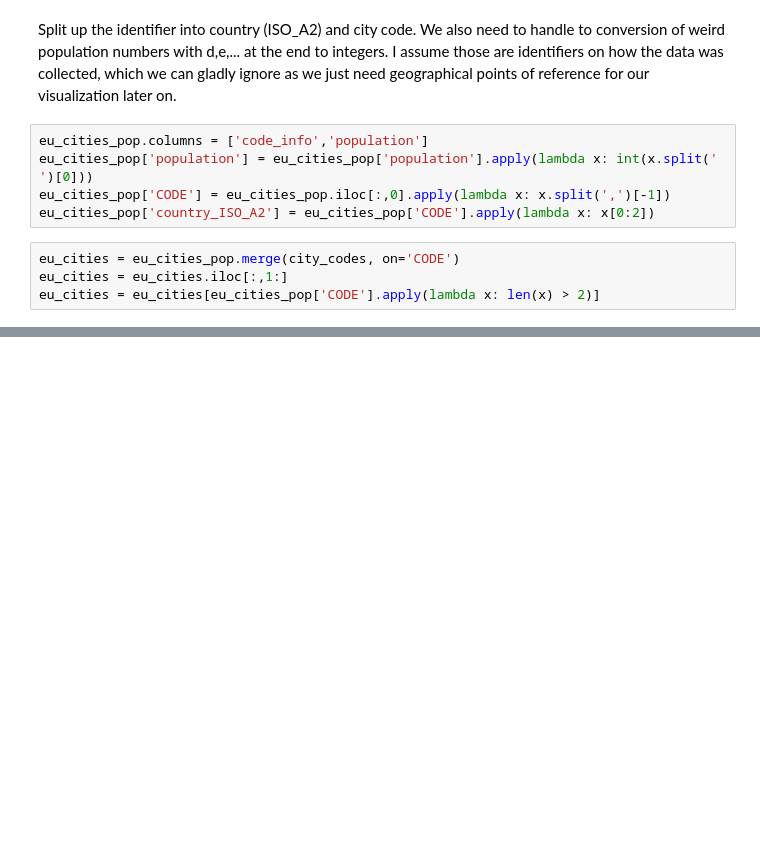
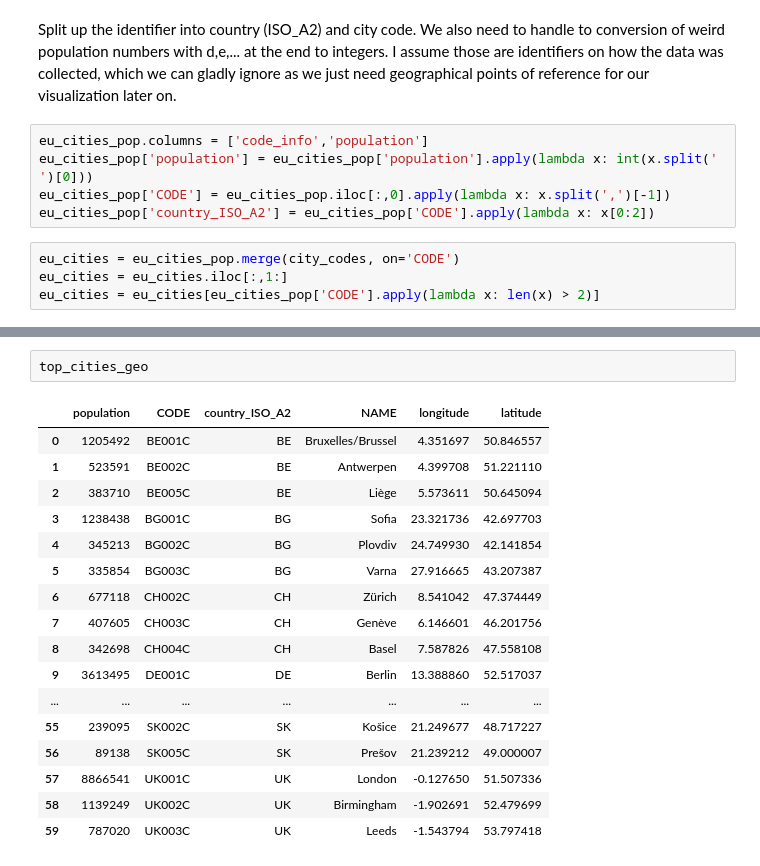
Before and after one commit to pvonderlind/CircadianRythmEU, a Jupyter notebook: circadian_rythm_exploration.ipynb, the cells around one changed output, grey strips where cells are left out. Drawn from its saved outputs; the diff is of its cells as text; blank space fills up the shorter version.

```diff
--- a/circadian_rythm_exploration.ipynb
+++ b/circadian_rythm_exploration.ipynb
@@ -238,0 +248,20 @@ top_3_cities_per_country
+# %%
+top_cities_geo
+# %% [output]
+|  | population | CODE | country_ISO_A2 | NAME | longitude | latitude |
+| 0 | 1205492 | BE001C | BE | Bruxelles/Brussel | 4.351697 | 50.846557 |
+| 1 | 523591 | BE002C | BE | Antwerpen | 4.399708 | 51.221110 |
+| 2 | 383710 | BE005C | BE | Liège | 5.573611 | 50.645094 |
+| 3 | 1238438 | BG001C | BG | Sofia | 23.321736 | 42.697703 |
+| 4 | 345213 | BG002C | BG | Plovdiv | 24.749930 | 42.141854 |
+| 5 | 335854 | BG003C | BG | Varna | 27.916665 | 43.207387 |
+| 6 | 677118 | CH002C | CH | Zürich | 8.541042 | 47.374449 |
+| 7 | 407605 | CH003C | CH | Genève | 6.146601 | 46.201756 |
+| 8 | 342698 | CH004C | CH | Basel | 7.587826 | 47.558108 |
+| 9 | 3613495 | DE001C | DE | Berlin | 13.388860 | 52.517037 |
+| ... | ... | ... | ... | ... | ... | ... |
+| 55 | 239095 | SK002C | SK | Košice | 21.249677 | 48.717227 |
+| 56 | 89138 | SK005C | SK | Prešov | 21.239212 | 49.000007 |
+| 57 | 8866541 | UK001C | UK | London | -0.127650 | 51.507336 |
+| 58 | 1139249 | UK002C | UK | Birmingham | -1.902691 | 52.479699 |
+| 59 | 787020 | UK003C | UK | Leeds | -1.543794 | 53.797418 |
```
Also changed, not shown: parts of 8 cells of this notebook.
